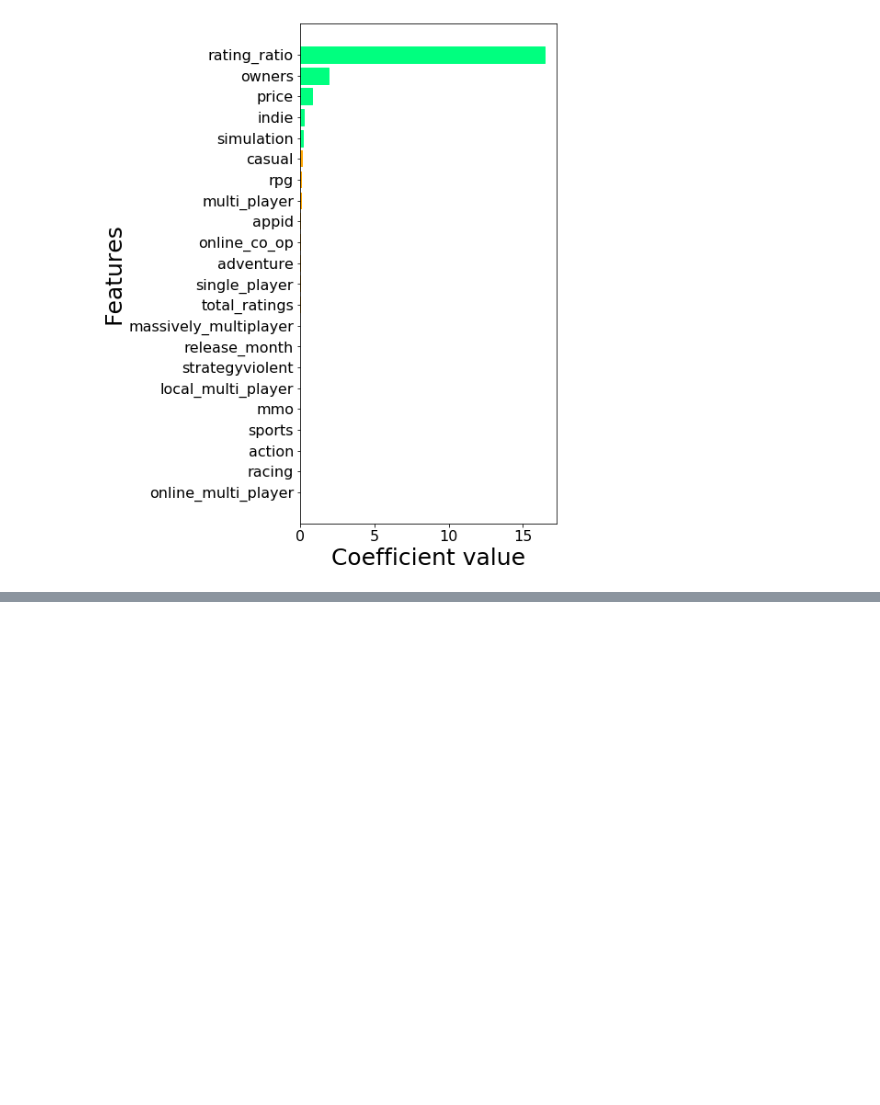
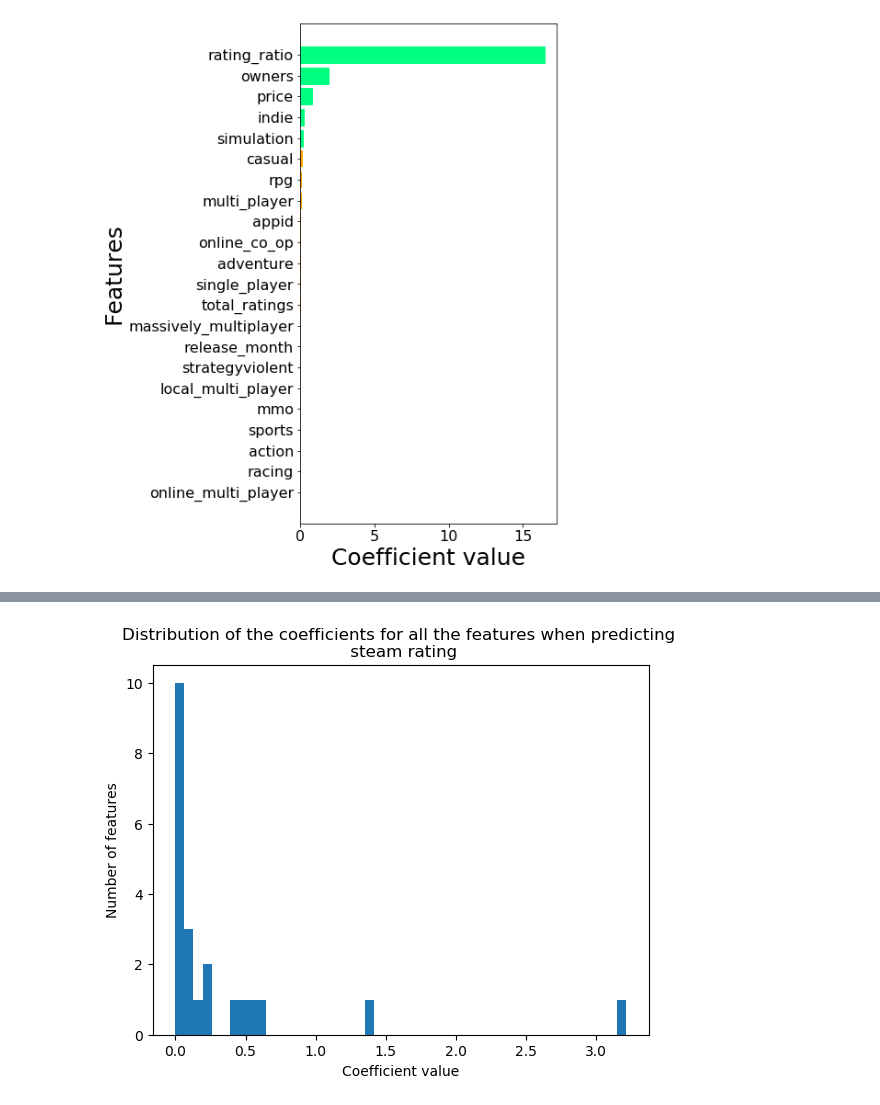
Before and after one commit to mikehdr/ntds_2019_team21, a Jupyter notebook: 4-exploration.ipynb, the cells around one changed output, grey strips where cells are left out. Cells and saved outputs as stored; diff of their text form; code cells hidden in the pictures; blank space fills up the shorter version.

```diff
--- a/4-exploration.ipynb
+++ b/4-exploration.ipynb
@@ -497,0 +538,9 @@ plt.show()
+# %%
+plt.figure(1)
+plt.hist(np.abs(lasso_regr_economic_success),bins=50)
+plt.title('Distribution of the coefficients for all the features when predicting \n steam rating')
+plt.xlabel('Coefficient value')
+plt.ylabel('Number of features')
+plt.show()
+# %% [output]
+[figure, added]
```
Also changed, not shown: parts of 11 cells of this notebook.
